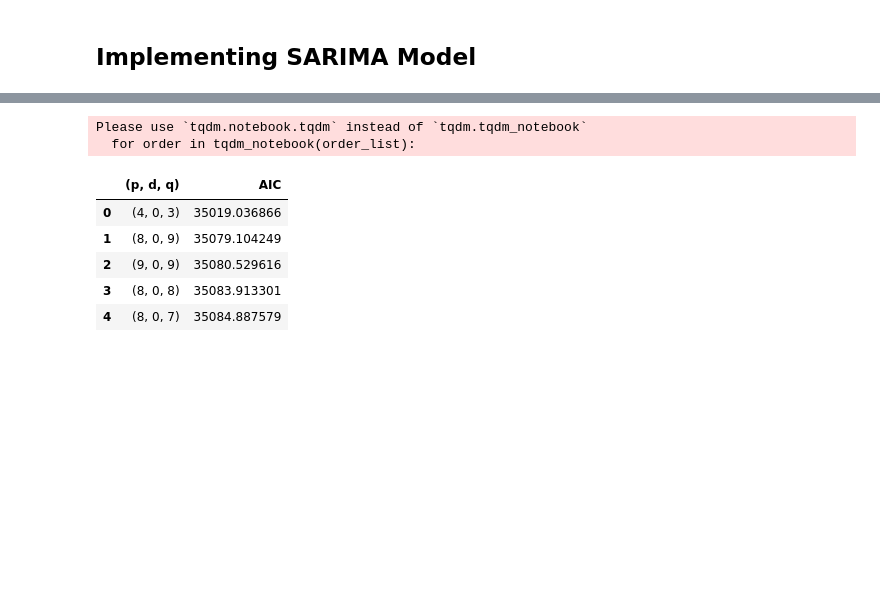
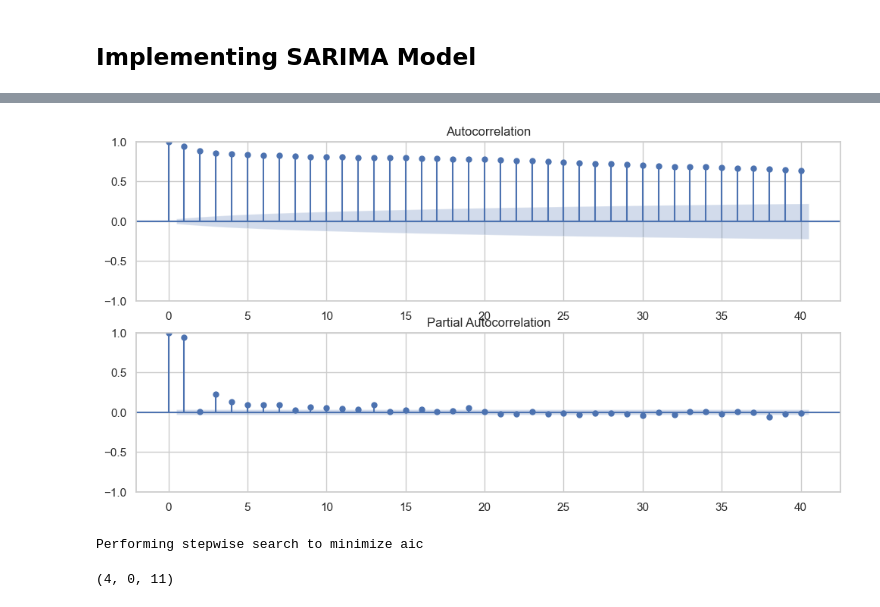
Before and after one commit to mb208/604Final, a Jupyter notebook: notebooks/ARIMA.ipynb, the cells around one changed output, grey strips where cells are left out. Drawn from its saved outputs; the diff is of its cells as text; code cells hidden in the pictures; blank space fills up the shorter version.

```diff
--- a/notebooks/ARIMA.ipynb
+++ b/notebooks/ARIMA.ipynb
@@ -7,0 +94,5 @@ data=pd.read_csv('/Users/Bakso/Documents/git/604Final/data/daily_data.csv')
+# %%
+split_index = len(data1) - 10
+
+train_data = data1[:split_index]
+test_data = data1[split_index:]
@@ -72,3 +172,24 @@ Name: predicted_mean, dtype: float64
+# %%
+from statsmodels.graphics.tsaplots import plot_acf, plot_pacf
+import matplotlib.pyplot as plt
+
+# Generate ACF and PACF plots for 'temp_mean'
+plt.figure(figsize=(12, 6))
+plt.subplot(211)
+plot_acf(train_data['temp_mean'], ax=plt.gca(), lags=40)
+plt.subplot(212)
+plot_pacf(train_data['temp_mean'], ax=plt.gca(), lags=40)
+plt.show()
+# %% [output]
+[figure, added]
+# %%
+from pmdarima import auto_arima
+
+model = auto_arima(train_data['temp_mean'], seasonal=True, m=365, trace=True)
+
+print(model.summary())
+# %% [output]
+Performing stepwise search to minimize aic
 # %%
 def optimize_ARIMA(order_list, exog):
 
@@ -90,9 +211,9 @@ def optimize_ARIMA(order_list, exog):
 from itertools import product
 from tqdm import tqdm_notebook
 
-ps = range(0, 10, 1)
+ps = range(0, 5, 1)
 d = 0
-qs = range(0, 10, 1)
+qs = range(1, 20, 2)
 
 parameters = product(ps, qs)
 parameters_list = list(parameters)
@@ -105,17 +226,9 @@ for each in parameters_list:
     each = tuple(each)
     order_list.append(each)
 
-result_d_0 = optimize_ARIMA(order_list, exog = data['temp_mean'])
+result_d_0 = optimize_ARIMA(order_list, exog = train_data['temp_mean'])
-# %% [output]
-Please use `tqdm.notebook.tqdm` instead of `tqdm.tqdm_notebook`
-  for order in tqdm_notebook(order_list):
 # %%
-result_d_0.head()
+np.array(result_d_0['(p, d, q)'])[0]
 # %% [output]
-|  | (p, d, q) | AIC |
-| 0 | (4, 0, 3) | 35019.036866 |
-| 1 | (8, 0, 9) | 35079.104249 |
-| 2 | (9, 0, 9) | 35080.529616 |
-| 3 | (8, 0, 8) | 35083.913301 |
-| 4 | (8, 0, 7) | 35084.887579 |
+(4, 0, 11)
 # %%
```
Also changed, not shown: parts of 37 cells of this notebook.
